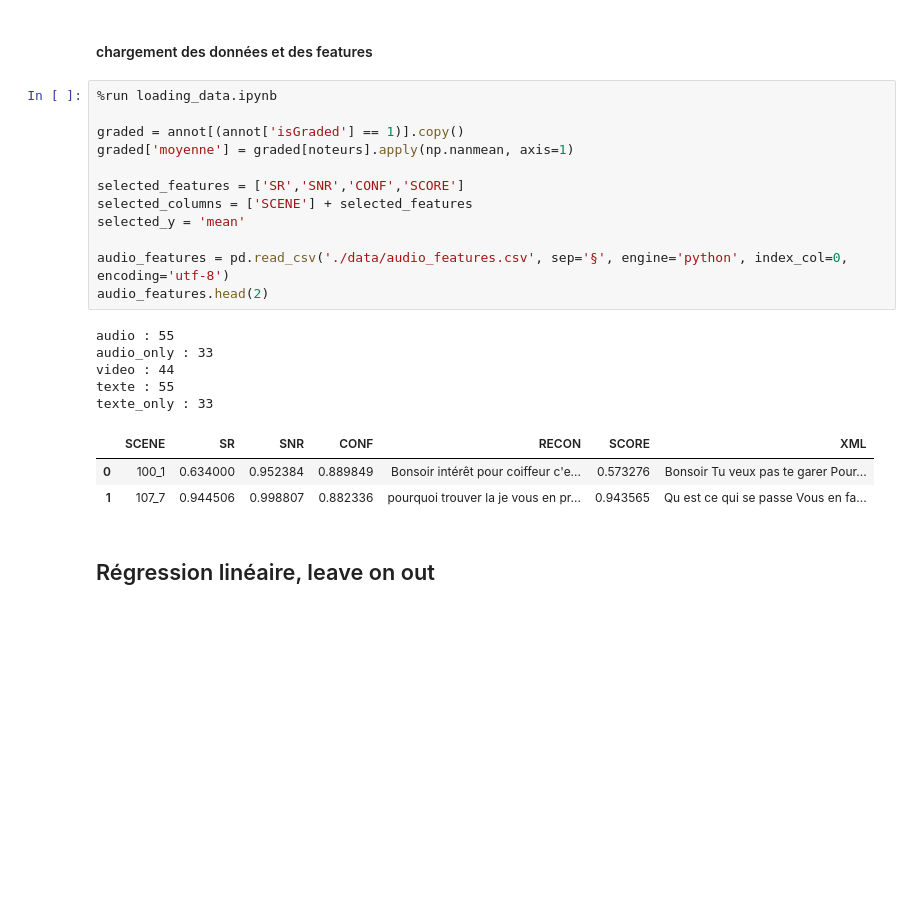
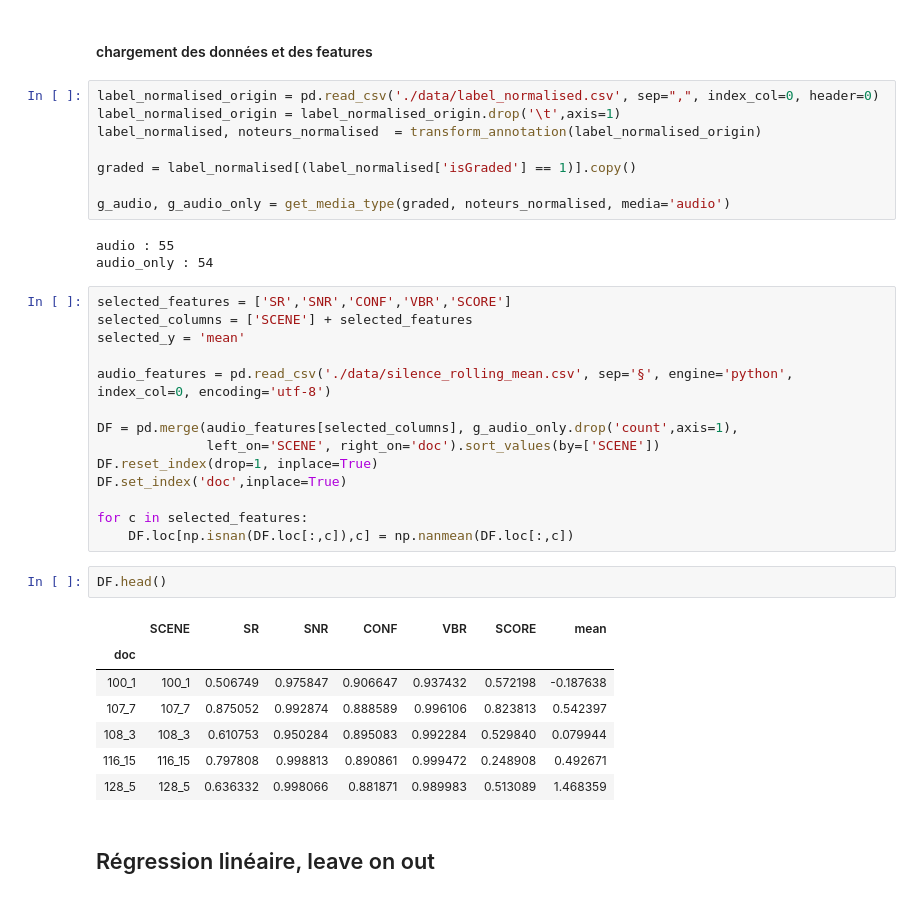
Before and after one commit to vincentnam/Project-Archean, a Jupyter notebook: model.ipynb, the cells around one changed output. Cells and saved outputs as stored; diff of their text form; blank space fills up the shorter version.

```diff
--- a/model.ipynb
+++ b/model.ipynb
@@ -15,26 +9,40 @@ def get_graded_features(audio_features, df_media):
 # %% [markdown]
 #### chargement des données et des features
-# %%
-%run loading_data.ipynb
-
-graded = annot[(annot['isGraded'] == 1)].copy()
-graded['moyenne'] = graded[noteurs].apply(np.nanmean, axis=1)
-
-selected_features = ['SR','SNR','CONF','SCORE']
-selected_columns = ['SCENE'] + selected_features
-selected_y = 'mean'
-
-audio_features = pd.read_csv('./data/audio_features.csv', sep='§', engine='python', index_col=0, encoding='utf-8')
-audio_features.head(2)
-# %% [output]
-audio : 55
-audio_only : 33
-video : 44
-texte : 55
-texte_only : 33
-|  | SCENE | SR | SNR | CONF | RECON | SCORE | XML |
-| 0 | 100_1 | 0.634000 | 0.952384 | 0.889849 | Bonsoir intérêt pour coiffeur c'e... | 0.573276 | Bonsoir Tu veux pas te garer Pour... |
-| 1 | 107_7 | 0.944506 | 0.998807 | 0.882336 | pourquoi trouver la je vous en pr... | 0.943565 | Qu est ce qui se passe Vous en fa... |
+# %%
+label_normalised_origin = pd.read_csv('./data/label_normalised.csv', sep=",", index_col=0, header=0)
+label_normalised_origin = label_normalised_origin.drop('\t',axis=1)
+label_normalised, noteurs_normalised  = transform_annotation(label_normalised_origin)
+
+graded = label_normalised[(label_normalised['isGraded'] == 1)].copy()
+
+g_audio, g_audio_only = get_media_type(graded, noteurs_normalised, media='audio')
+# %% [output]
+audio : 55
+audio_only : 54
+# %%
+selected_features = ['SR','SNR','CONF','VBR','SCORE']
+selected_columns = ['SCENE'] + selected_features
+selected_y = 'mean'
+
+audio_features = pd.read_csv('./data/silence_rolling_mean.csv', sep='§', engine='python', index_col=0, encoding='utf-8')
+
+DF = pd.merge(audio_features[selected_columns], g_audio_only.drop('count',axis=1),
+              left_on='SCENE', right_on='doc').sort_values(by=['SCENE'])
+DF.reset_index(drop=1, inplace=True)
+DF.set_index('doc',inplace=True)
+
+for c in selected_features:
+    DF.loc[np.isnan(DF.loc[:,c]),c] = np.nanmean(DF.loc[:,c])
+# %%
+DF.head()
+# %% [output]
+|  | SCENE | SR | SNR | CONF | VBR | SCORE | mean |
+| doc |  |  |  |  |  |  |  |
+| 100_1 | 100_1 | 0.506749 | 0.975847 | 0.906647 | 0.937432 | 0.572198 | -0.187638 |
+| 107_7 | 107_7 | 0.875052 | 0.992874 | 0.888589 | 0.996106 | 0.823813 | 0.542397 |
+| 108_3 | 108_3 | 0.610753 | 0.950284 | 0.895083 | 0.992284 | 0.529840 | 0.079944 |
+| 116_15 | 116_15 | 0.797808 | 0.998813 | 0.890861 | 0.999472 | 0.248908 | 0.492671 |
+| 128_5 | 128_5 | 0.636332 | 0.998066 | 0.881871 | 0.989983 | 0.513089 | 1.468359 |
 # %% [markdown]
 ## Régression linéaire, leave on out
 # %%
```
Also changed, not shown: parts of 4 cells of this notebook, 3 other files.
